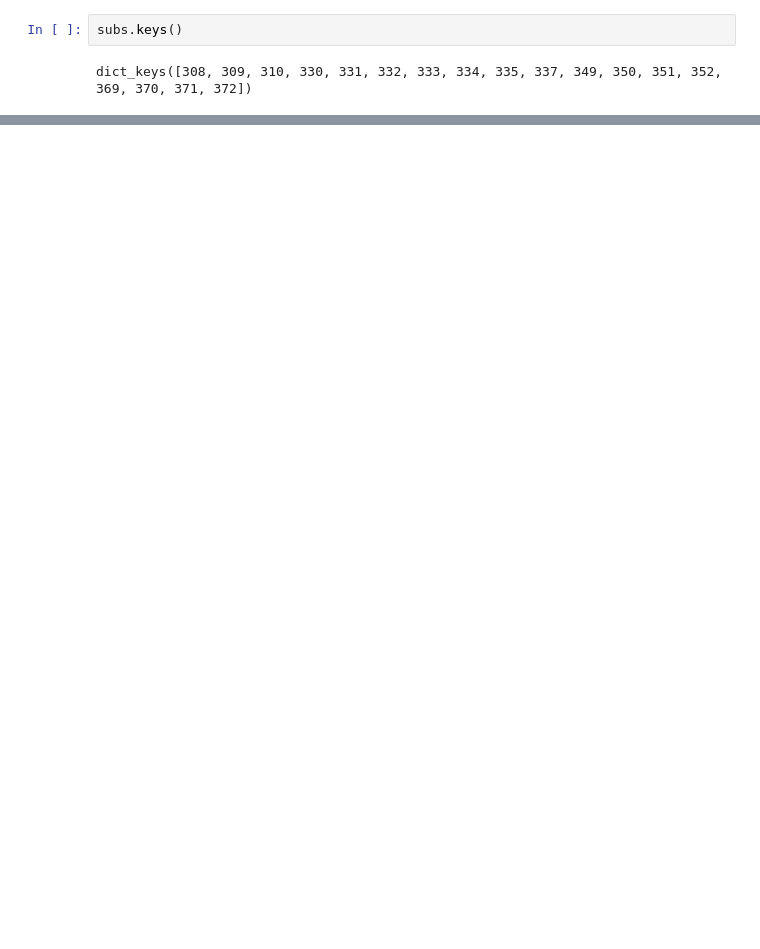
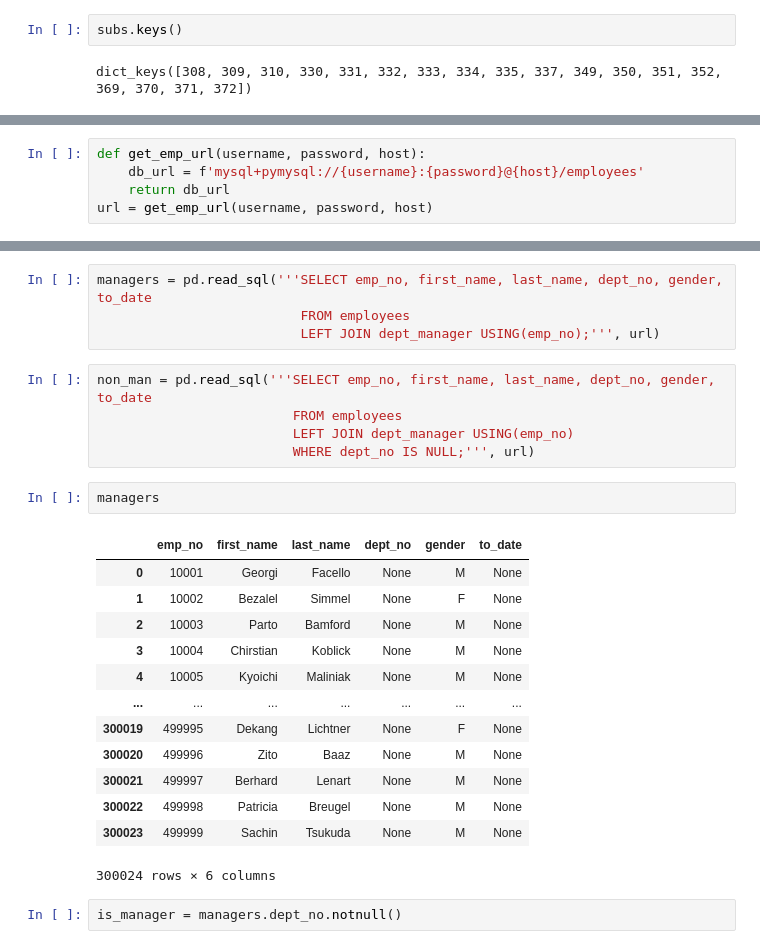
Before and after one commit to parkervoit/statistics-exercises, a Jupyter notebook: hypothesis_testing.ipynb, the cells around one changed output, grey strips where cells are left out. Cells and saved outputs as stored; diff of their text form; blank space fills up the shorter version.

```diff
--- a/hypothesis_testing.ipynb
+++ b/hypothesis_testing.ipynb
@@ -372,0 +446,5 @@ SyntaxError: EOL while scanning string literal (<ipython-input-79-b145df09d36e>,
+# %%
+def get_emp_url(username, password, host):
+    db_url = f'mysql+pymysql://{username}:{password}@{host}/employees'
+    return db_url
+url = get_emp_url(username, password, host)
@@ -372,0 +489,27 @@ SyntaxError: EOL while scanning string literal (<ipython-input-79-b145df09d36e>,
+# %%
+managers = pd.read_sql('''SELECT emp_no, first_name, last_name, dept_no, gender, to_date
+                          FROM employees
+                          LEFT JOIN dept_manager USING(emp_no);''', url)
+# %%
+non_man = pd.read_sql('''SELECT emp_no, first_name, last_name, dept_no, gender, to_date
+                         FROM employees
+                         LEFT JOIN dept_manager USING(emp_no)
+                         WHERE dept_no IS NULL;''', url)
+# %%
+managers
+# %% [output]
+|  | emp_no | first_name | last_name | dept_no | gender | to_date |
+| 0 | 10001 | Georgi | Facello | None | M | None |
+| 1 | 10002 | Bezalel | Simmel | None | F | None |
+| 2 | 10003 | Parto | Bamford | None | M | None |
+| 3 | 10004 | Chirstian | Koblick | None | M | None |
+| 4 | 10005 | Kyoichi | Maliniak | None | M | None |
+| ... | ... | ... | ... | ... | ... | ... |
+| 300019 | 499995 | Dekang | Lichtner | None | F | None |
+| 300020 | 499996 | Zito | Baaz | None | M | None |
+| 300021 | 499997 | Berhard | Lenart | None | M | None |
+| 300022 | 499998 | Patricia | Breugel | None | M | None |
+| 300023 | 499999 | Sachin | Tsukuda | None | M | None |
+300024 rows × 6 columns
+# %%
+is_manager = managers.dept_no.notnull()
```
Also changed, not shown: parts of 23 cells of this notebook.
